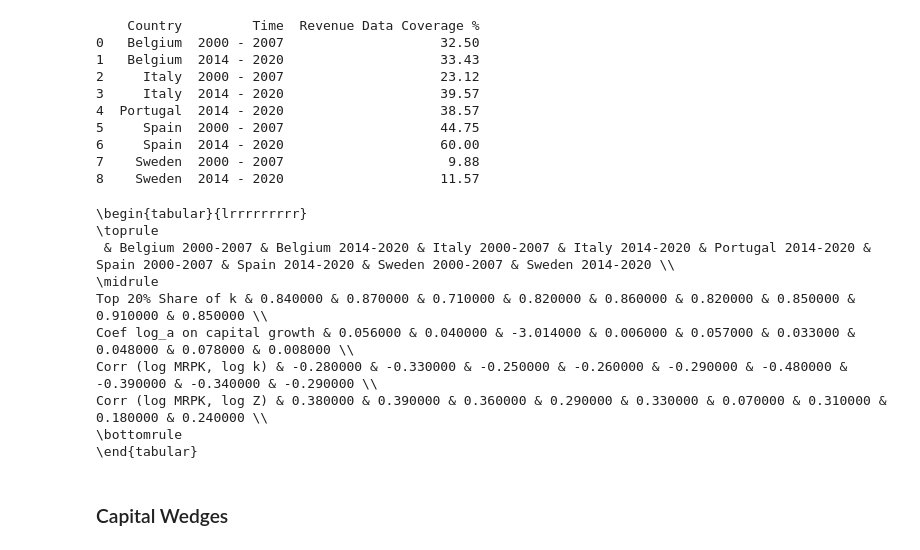
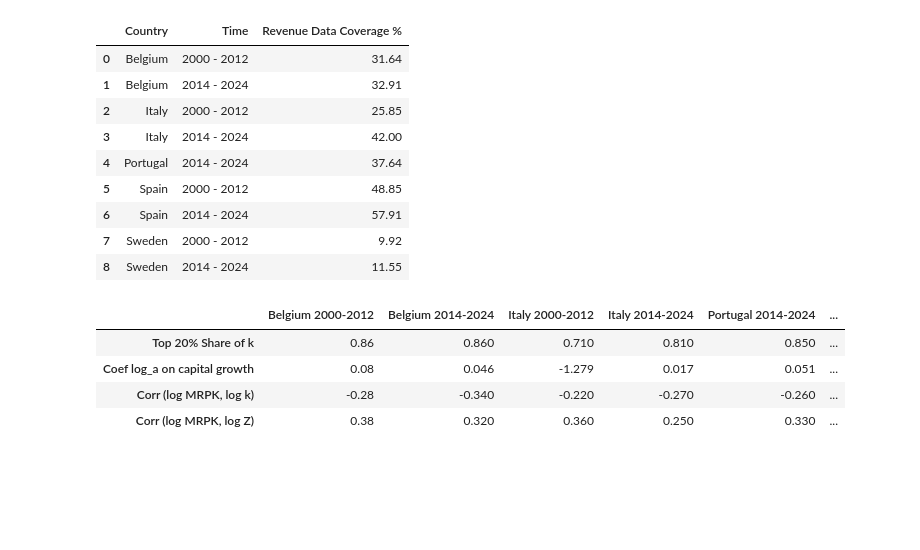
Before and after one commit to CurdinLieberherr/Master-Thesis, a Jupyter notebook: final_countries.ipynb, the cells around one changed output. Cells and saved outputs as stored; diff of their text form; code cells hidden in the pictures; blank space fills up the shorter version.

```diff
--- a/final_countries.ipynb
+++ b/final_countries.ipynb
@@ -106,30 +107,22 @@ countriesmrpkplot.savefig(f'plots/countries_{variable.lower()}_full.png', dpi=30
 # %%
-print(comparison.compare(sample='full')[['Country','Time', 'Revenue Data Coverage %']])
+comparison.compare(sample='full')[['Country','Time', 'Revenue Data Coverage %']]
 # %% [output]
-    Country         Time  Revenue Data Coverage %
-0   Belgium  2000 - 2007                    32.50
-1   Belgium  2014 - 2020                    33.43
-2     Italy  2000 - 2007                    23.12
-3     Italy  2014 - 2020                    39.57
-4  Portugal  2014 - 2020                    38.57
-5     Spain  2000 - 2007                    44.75
-6     Spain  2014 - 2020                    60.00
-7    Sweden  2000 - 2007                     9.88
-8    Sweden  2014 - 2020                    11.57
+|  | Country | Time | Revenue Data Coverage % |
+| 0 | Belgium | 2000 - 2012 | 31.64 |
+| 1 | Belgium | 2014 - 2024 | 32.91 |
+| 2 | Italy | 2000 - 2012 | 25.85 |
+| 3 | Italy | 2014 - 2024 | 42.00 |
+| 4 | Portugal | 2014 - 2024 | 37.64 |
+| 5 | Spain | 2000 - 2012 | 48.85 |
+| 6 | Spain | 2014 - 2024 | 57.91 |
+| 7 | Sweden | 2000 - 2012 | 9.92 |
+| 8 | Sweden | 2014 - 2024 | 11.55 |
 # %%
 MOMENTS = ['Top 20% Share of k', 'Coef log_a on capital growth', 'Corr (log MRPK, log k)', 'Corr (log MRPK, log Z)']
-
-print(comparison.compare_all_moments().loc[MOMENTS].to_latex())
+comparison.compare_all_moments().loc[MOMENTS]
 # %% [output]
-\begin{tabular}{lrrrrrrrrr}
-\toprule
- & Belgium 2000-2007 & Belgium 2014-2020 & Italy 2000-2007 & Italy 2014-2020 & Portugal 2014-2020 & Spain 2000-2007 & Spain 2014-2020 & Sweden 2000-2007 & Sweden 2014-2020 \\
-\midrule
-Top 20% Share of k & 0.840000 & 0.870000 & 0.710000 & 0.820000 & 0.860000 & 0.820000 & 0.850000 & 0.910000 & 0.850000 \\
-Coef log_a on capital growth & 0.056000 & 0.040000 & -3.014000 & 0.006000 & 0.057000 & 0.033000 & 0.048000 & 0.078000 & 0.008000 \\
-Corr (log MRPK, log k) & -0.280000 & -0.330000 & -0.250000 & -0.260000 & -0.290000 & -0.480000 & -0.390000 & -0.340000 & -0.290000 \\
-Corr (log MRPK, log Z) & 0.380000 & 0.390000 & 0.360000 & 0.290000 & 0.330000 & 0.070000 & 0.310000 & 0.180000 & 0.240000 \\
-\bottomrule
-\end{tabular}
+|  | Belgium 2000-2012 | Belgium 2014-2024 | Italy 2000-2012 | Italy 2014-2024 | Portugal 2014-2024 | ... |
+| Top 20% Share of k | 0.86 | 0.860 | 0.710 | 0.810 | 0.850 | ... |
+| Coef log_a on capital growth | 0.08 | 0.046 | -1.279 | 0.017 | 0.051 | ... |
+| Corr (log MRPK, log k) | -0.28 | -0.340 | -0.220 | -0.270 | -0.260 | ... |
+| Corr (log MRPK, log Z) | 0.38 | 0.320 | 0.360 | 0.250 | 0.330 | ... |
-# %% [markdown]
-### Capital Wedges
```
Also changed, not shown: parts of 14 cells of this notebook.
